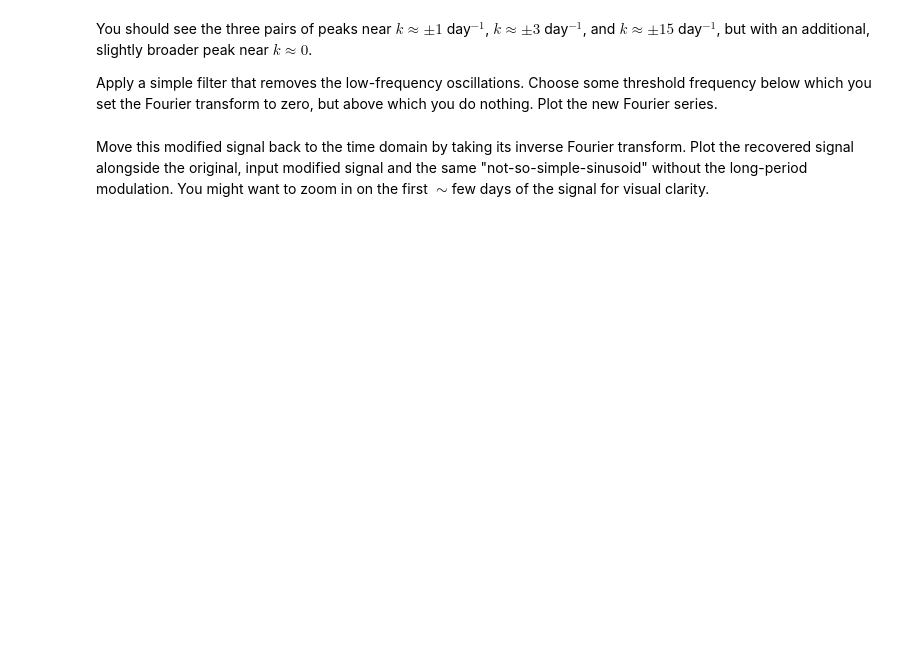
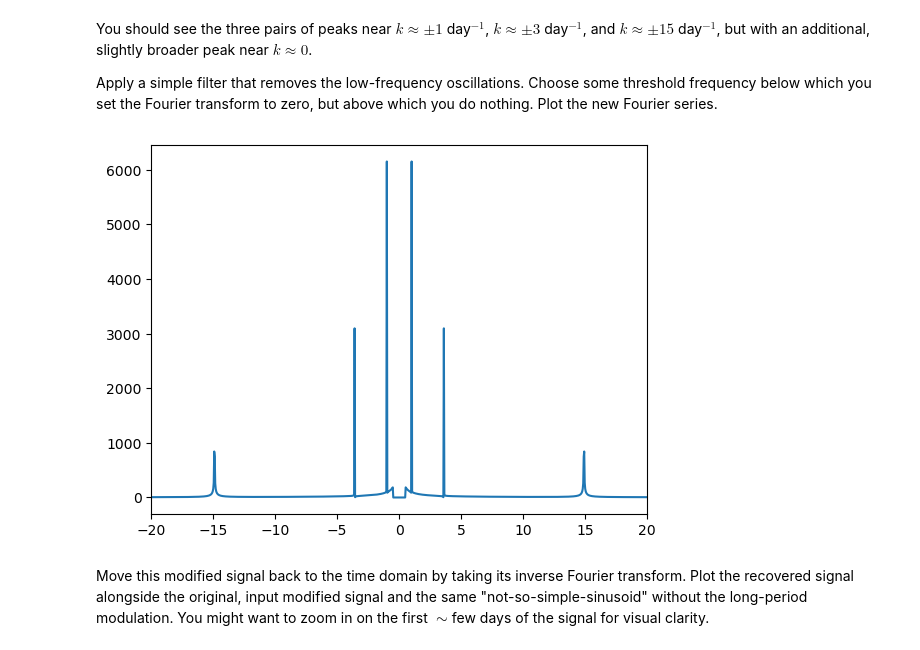
Before and after one commit to ullas-bhat/Session-27, a Jupyter notebook: Day1/FourierMethodsProblem1.ipynb, the cells around one changed output. Cells and saved outputs as stored; diff of their text form; code cells hidden in the pictures; blank space fills up the shorter version.

```diff
--- a/Day1/FourierMethodsProblem1.ipynb
+++ b/Day1/FourierMethodsProblem1.ipynb
@@ -324,7 +336,17 @@ You should see the three pairs of peaks near $k \approx \pm 1$ day$^{-1}$, $k \a
 
 Apply a simple filter that removes the low-frequency oscillations. Choose some threshold frequency below which you set the Fourier transform to zero, but above which you do nothing. Plot the new Fourier series.
 # %%
-# complete
+high_pass_filter = np.abs(fft_freqs) > 0.5
+# low_pass_filter = 1
+fft_val_filtered = fft_val * high_pass_filter
+
+fig, ax = plt.subplots()
+ax.plot(fft_freqs, np.abs(fft_val_filtered))
+# ax.set_yscale("log")
+ax.set_xlim(-20, 20)
+plt.show()
+# %% [output]
+[figure, added]
 # %% [markdown]
 Move this modified signal back to the time domain by taking its inverse Fourier transform. Plot the recovered signal alongside the original, input modified signal and the same "not-so-simple-sinusoid" without the long-period modulation. You might want to zoom in on the first $\sim$few days of the signal for visual clarity.
 # %%
```
Also changed, not shown: parts of 15 cells of this notebook, 1 other file.
